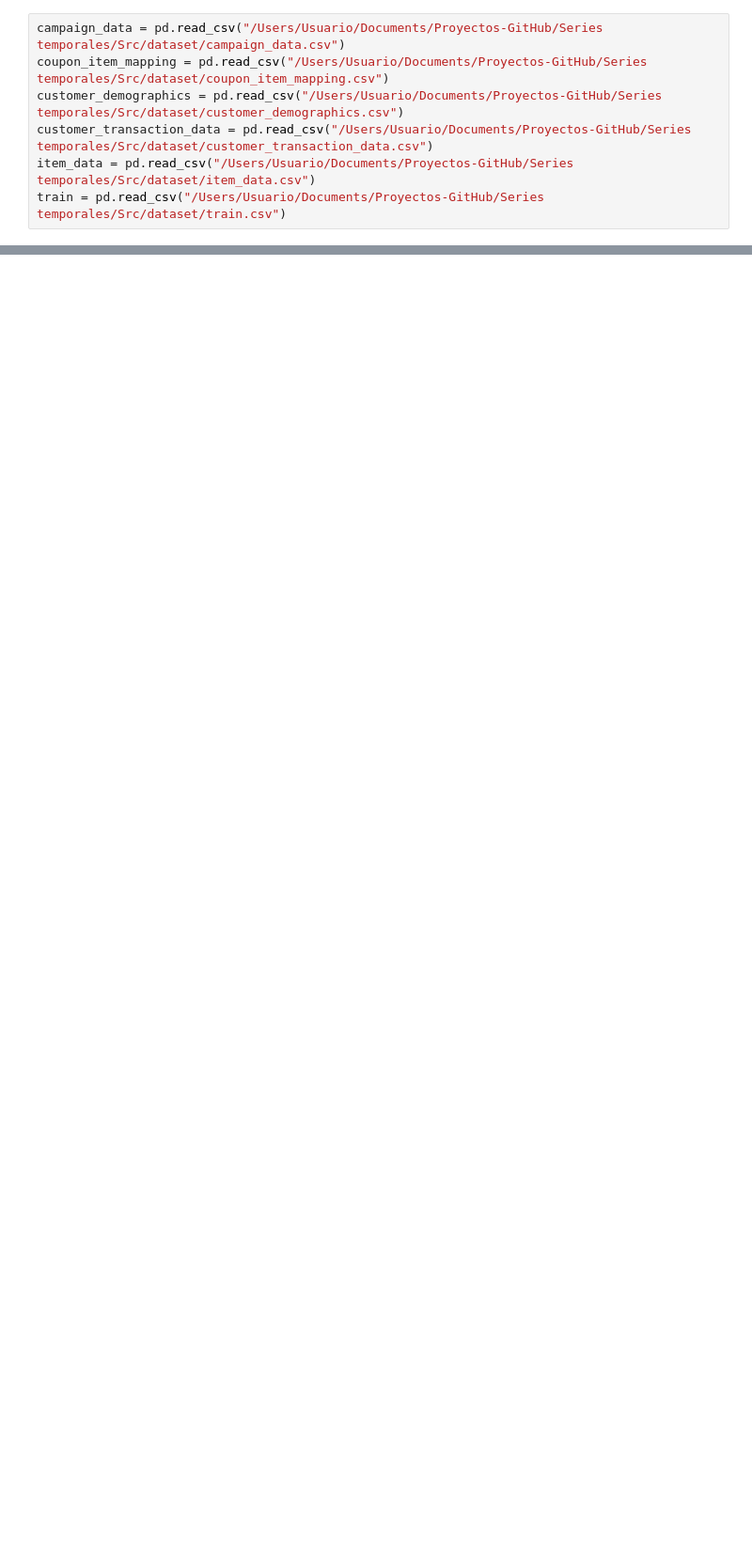
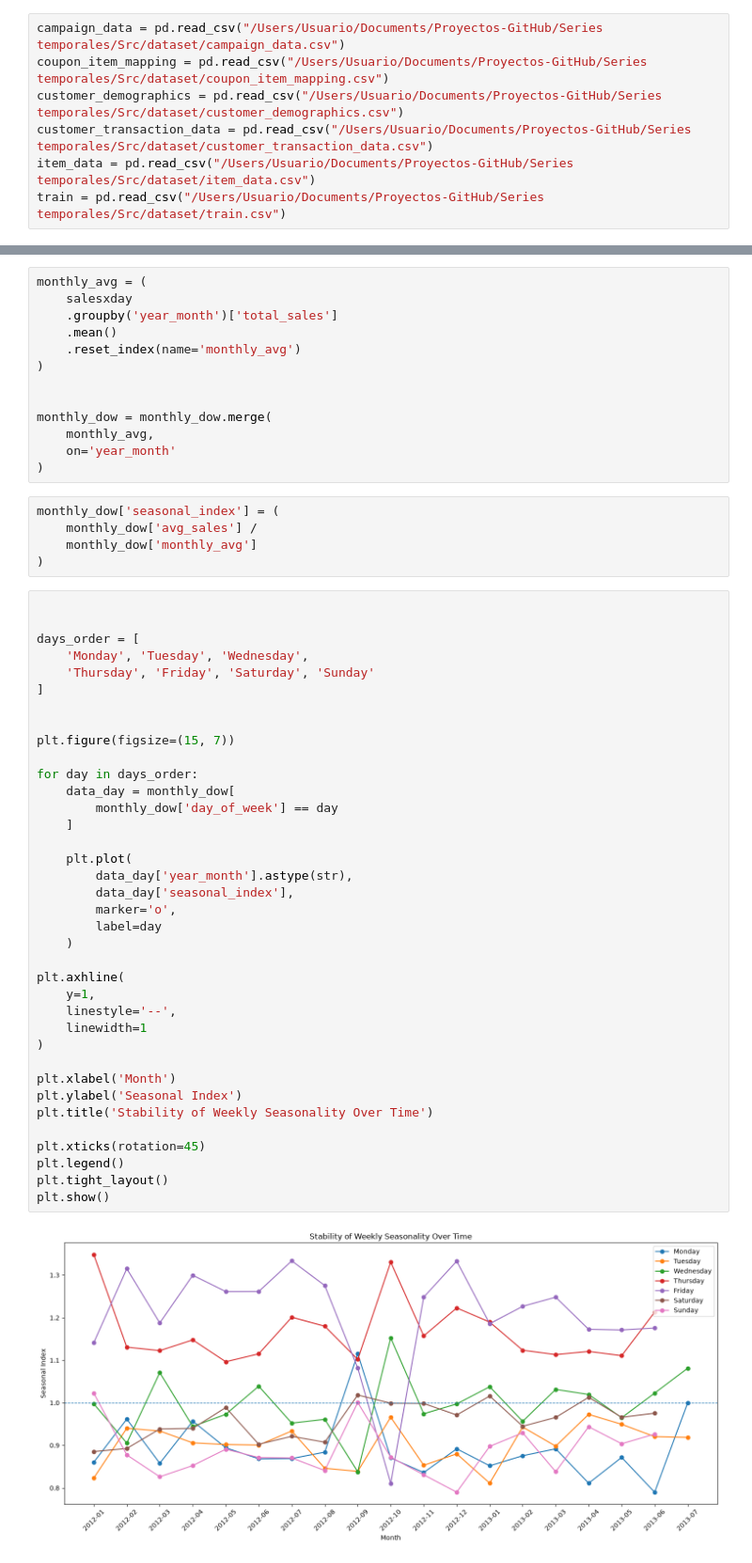
Before and after one commit to FernandoMRestelli/series_temporales, a Jupyter notebook: Notebooks/ST.ipynb, the cells around one changed output, grey strips where cells are left out. Shown at 94% size. Saved outputs shown, nothing was run; the diff lists cells and outputs as text; blank space fills up the shorter version.

```diff
--- a/Notebooks/ST.ipynb
+++ b/Notebooks/ST.ipynb
@@ -38,0 +299,57 @@ customer_transaction_data
+# %%
+monthly_avg = (
+    salesxday
+    .groupby('year_month')['total_sales']
+    .mean()
+    .reset_index(name='monthly_avg')
+)
+
+
+monthly_dow = monthly_dow.merge(
+    monthly_avg,
+    on='year_month'
+)
+# %%
+monthly_dow['seasonal_index'] = (
+    monthly_dow['avg_sales'] /
+    monthly_dow['monthly_avg']
+)
+# %%
+
+
+days_order = [
+    'Monday', 'Tuesday', 'Wednesday',
+    'Thursday', 'Friday', 'Saturday', 'Sunday'
+]
+
+
+plt.figure(figsize=(15, 7))
+
+for day in days_order:
+    data_day = monthly_dow[
+        monthly_dow['day_of_week'] == day
+    ]
+
+    plt.plot(
+        data_day['year_month'].astype(str),
+        data_day['seasonal_index'],
+        marker='o',
+        label=day
+    )
+
+plt.axhline(
+    y=1,
+    linestyle='--',
+    linewidth=1
+)
+
+plt.xlabel('Month')
+plt.ylabel('Seasonal Index')
+plt.title('Stability of Weekly Seasonality Over Time')
+
+plt.xticks(rotation=45)
+plt.legend()
+plt.tight_layout()
+plt.show()
+# %% [output]
+[figure, added]
```
Also changed, not shown: parts of 56 cells of this notebook, 2 other files.
